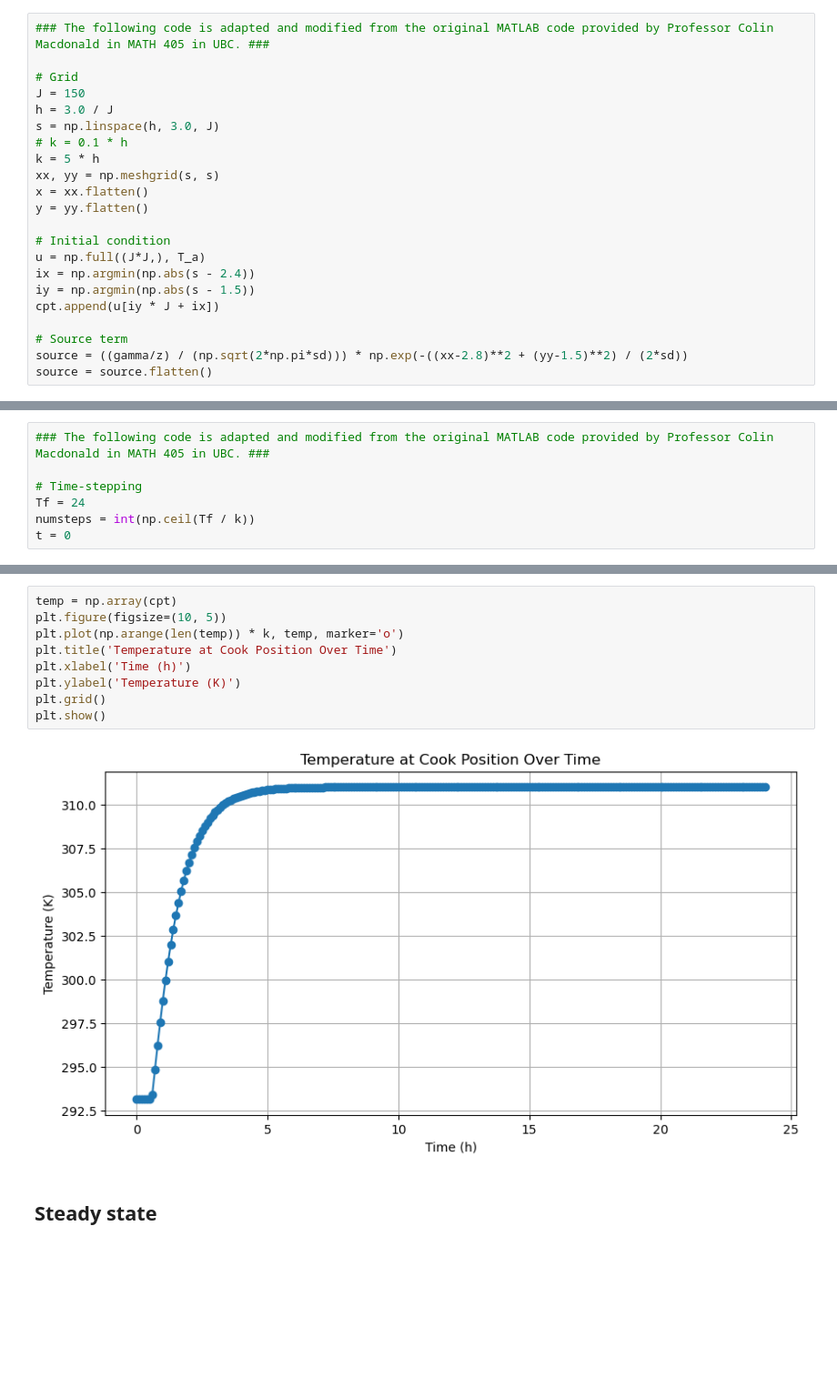
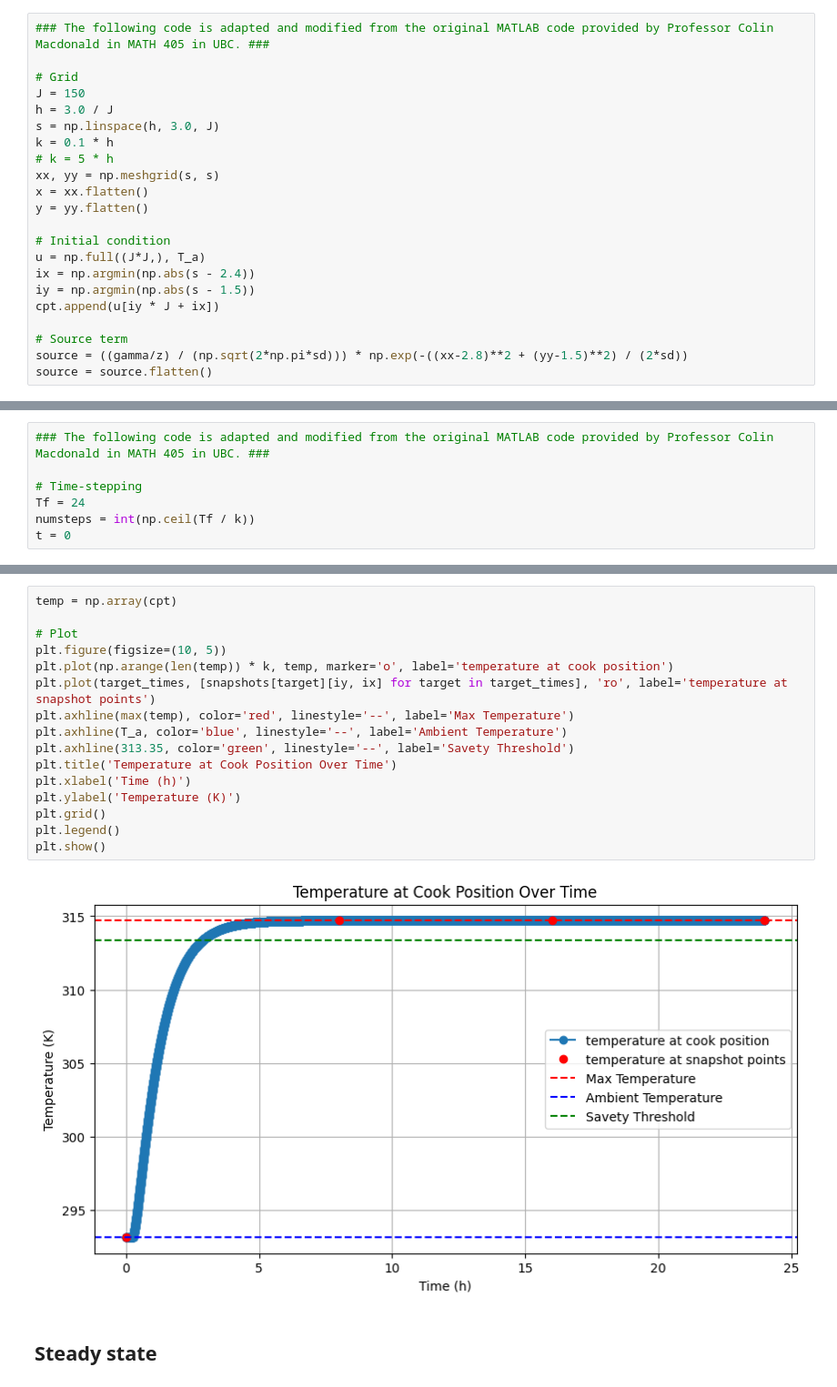
Before and after one commit to tusm06/MATH461_Unit03, a Jupyter notebook: main.ipynb, the cells around one changed output, grey strips where cells are left out. Shown at 91% size. Cells and saved outputs as stored; diff of their text form; blank space fills up the shorter version.

Commit message:
Add more informations to the plot

```diff
--- a/main.ipynb
+++ b/main.ipynb
@@ -33,8 +33,8 @@ cpt = []
 J = 150
 h = 3.0 / J
 s = np.linspace(h, 3.0, J)
-# k = 0.1 * h
-k = 5 * h
+k = 0.1 * h
+# k = 5 * h
 xx, yy = np.meshgrid(s, s)
 x = xx.flatten()
 y = yy.flatten()
@@ -136,15 +140,22 @@ plt.show()
 [figure]
 # %%
 temp = np.array(cpt)
+
+# Plot
 plt.figure(figsize=(10, 5))
-plt.plot(np.arange(len(temp)) * k, temp, marker='o')
+plt.plot(np.arange(len(temp)) * k, temp, marker='o', label='temperature at cook position')
+plt.plot(target_times, [snapshots[target][iy, ix] for target in target_times], 'ro', label='temperature at snapshot points')
+plt.axhline(max(temp), color='red', linestyle='--', label='Max Temperature')
+plt.axhline(T_a, color='blue', linestyle='--', label='Ambient Temperature')
+plt.axhline(313.35, color='green', linestyle='--', label='Savety Threshold')
 plt.title('Temperature at Cook Position Over Time')
 plt.xlabel('Time (h)')
 plt.ylabel('Temperature (K)')
 plt.grid()
+plt.legend()
 plt.show()
 # %% [output]
-[figure, old version]
+[figure, new version]
 # %% [markdown]
 ## Steady state
 # %% [markdown]
```
Also changed, not shown: parts of 2 cells of this notebook.
